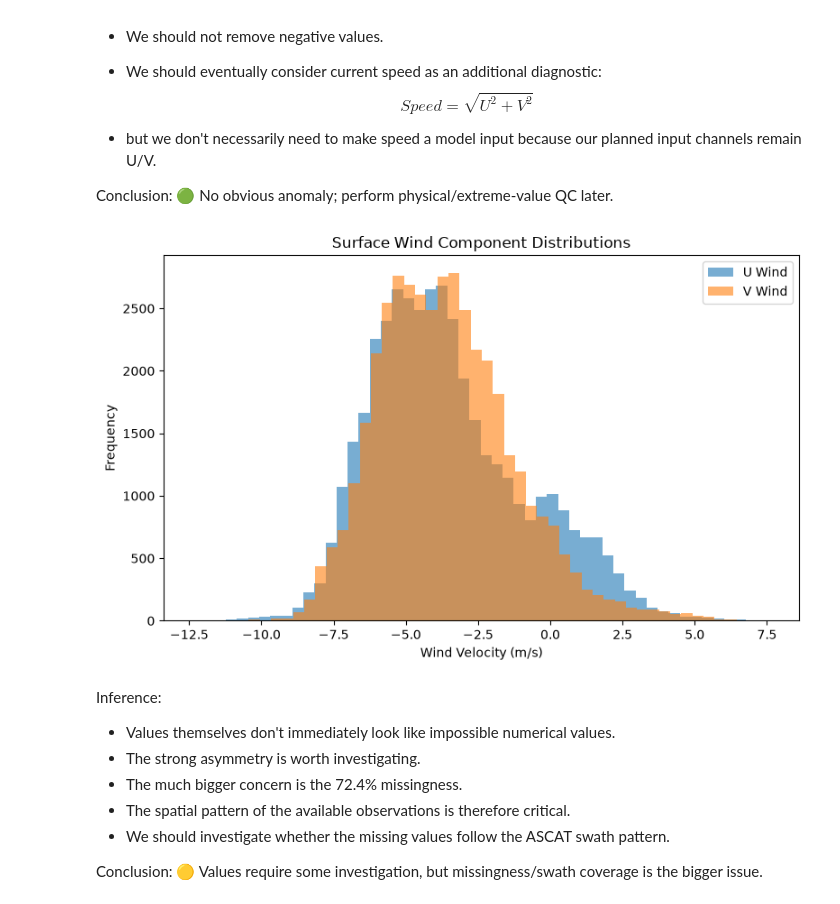
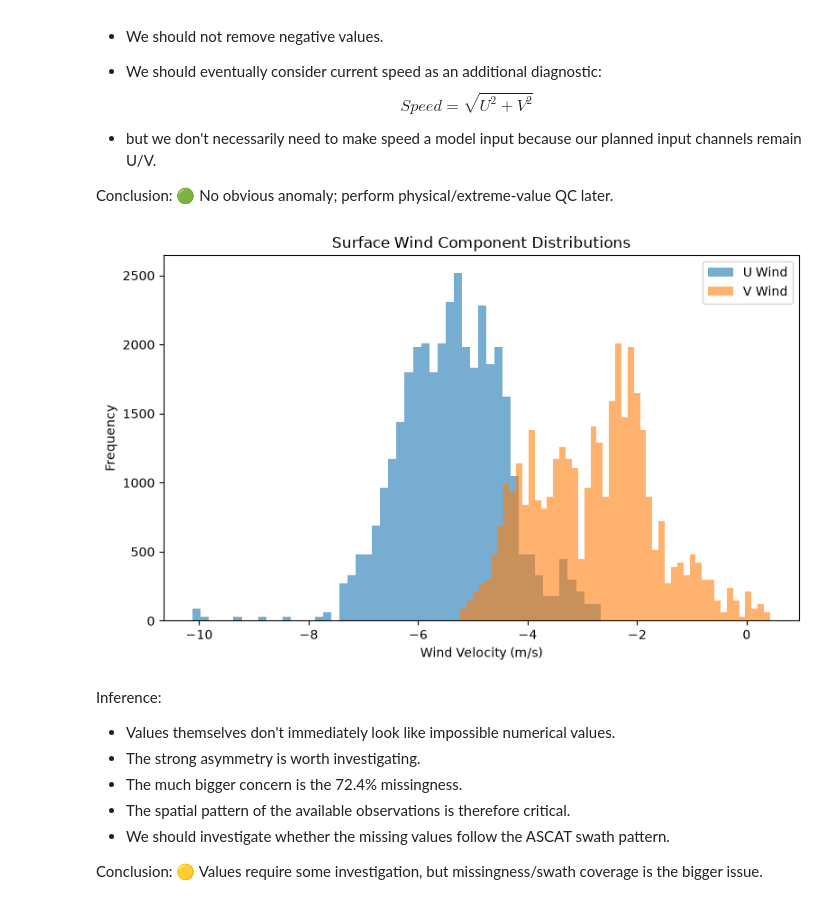
Before and after one commit to itzzfalcon52/Antarbodh-demo, a Jupyter notebook: notebooks/03_preprocessing.ipynb, the cells around one changed output. Cells and saved outputs as stored; diff of their text form; code cells hidden in the pictures.

```diff
--- a/notebooks/03_preprocessing.ipynb
+++ b/notebooks/03_preprocessing.ipynb
@@ -317,3 +377,19 @@ SST units: kelvin
 SST standard name: sea_surface_foundation_temperature
 # %% [markdown]
 ### Distribution Analysis
+# %%
+import random
+import pandas as pd
+
+# Generate 30 random dates until 2025
+random_dates = pd.date_range(start="2020-01-01", end="2025-12-31", freq="D")
+random_dates = random.sample(list(random_dates), 30)
+sample_dates = []
+
+# Convert to string format and add to the sample_dates list
+sample_dates.extend(date.strftime("%Y-%m-%d") for date in random_dates)
+
+# Sort the dates for better readability
+sample_dates = sorted(sample_dates)
+
+print(sample_dates)
@@ -458,33 +567,44 @@ $$ Speed = \sqrt{U^2 + V^2} $$
 
 Conclusion: 🟢 No obvious anomaly; perform physical/extreme-value QC later.
 # %%
-wind_u_values = winds["eastward_wind"].values
+wind_u_sample = winds["eastward_wind"].sel(
+    time=sample_dates,
+    method="nearest"
+)
+
+wind_v_sample = winds["northward_wind"].sel(
+    time=sample_dates,
+    method="nearest"
+)
+
+
+wind_u_values = wind_u_sample.values
 wind_u_values = wind_u_values[np.isfinite(wind_u_values)]
 
-wind_v_values = winds["northward_wind"].values
+wind_v_values = wind_v_sample.values
 wind_v_values = wind_v_values[np.isfinite(wind_v_values)]
 
 plt.figure(figsize=(8, 5))
 
 plt.hist(wind_u_values, bins=50, alpha=0.6, label="U Wind")
 plt.hist(wind_v_values, bins=50, alpha=0.6, label="V Wind")
 
 plt.xlabel("Wind Velocity (m/s)")
 plt.ylabel("Frequency")
 plt.title("Surface Wind Component Distributions")
 plt.legend()
 
 plt.tight_layout()
 
 plt.savefig(
     FIGURES_DIR / "wind_distribution_raw.png",
     dpi=150,
     bbox_inches="tight"
 )
 
 plt.show()
 # %% [output]
-[figure, old version]
+[figure, new version]
 # %% [markdown]
 Inference:
 
```
Also changed, not shown: parts of 162 cells of this notebook, 26 other files.
